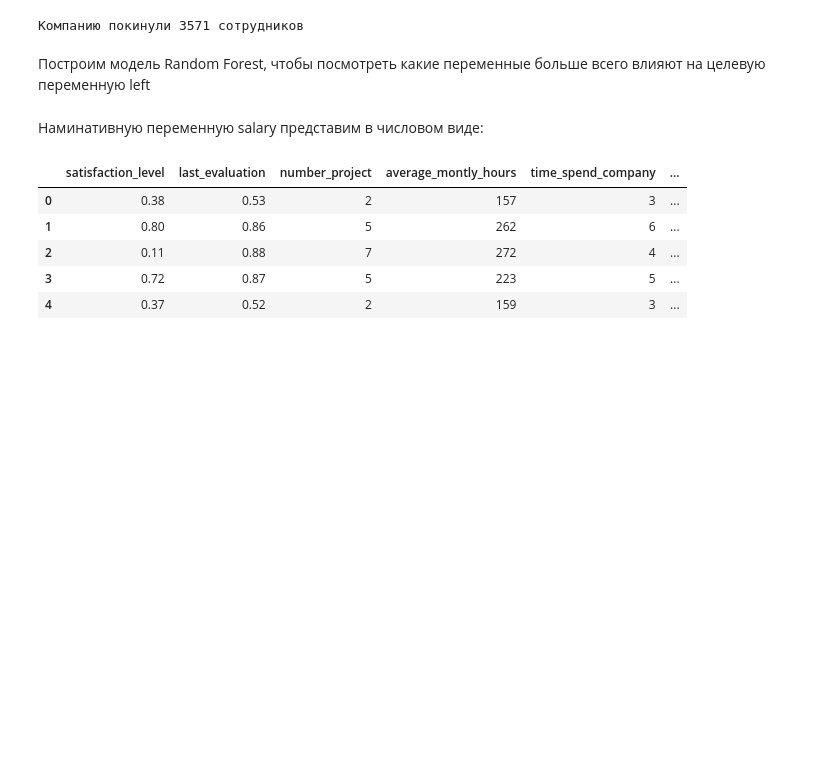
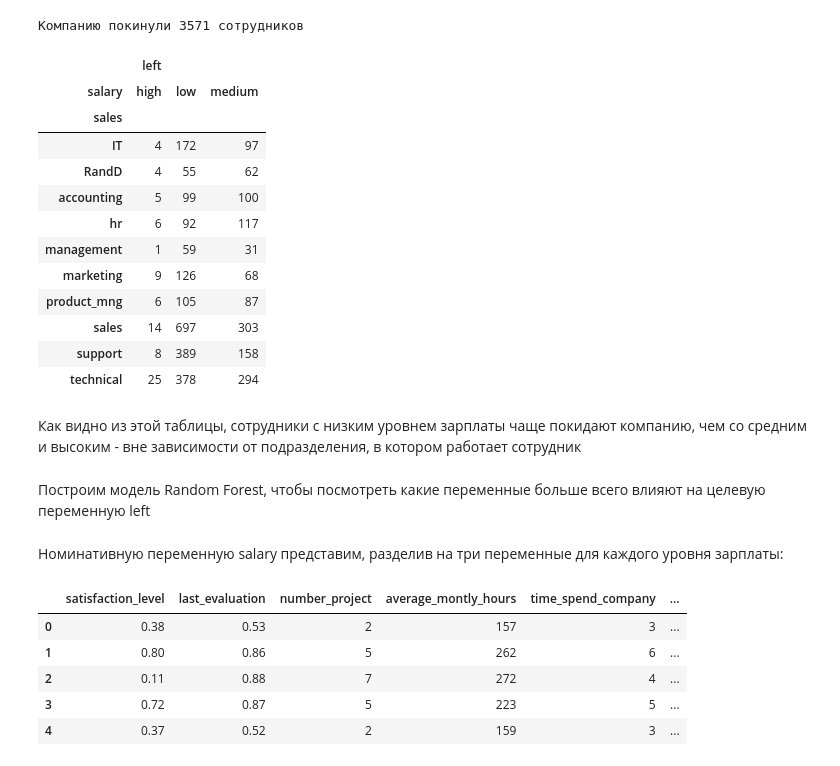
Before and after one commit to orevuar1/new_homeworks, a Jupyter notebook: homework-9.ipynb, the cells around one changed output. Cells and saved outputs as stored; diff of their text form; code cells hidden in the pictures; blank space fills up the shorter version.

```diff
--- a/homework-9.ipynb
+++ b/homework-9.ipynb
@@ -128,9 +138,27 @@ print(f"Компанию покинули {sum(data['left'])} сотрудник
+# %%
+data.pivot_table(index='sales', columns='salary', aggfunc={'left':sum}, fill_value=0)
+# %% [output]
+|  | left |  |  |
+| salary | high | low | medium |
+| sales |  |  |  |
+| IT | 4 | 172 | 97 |
+| RandD | 4 | 55 | 62 |
+| accounting | 5 | 99 | 100 |
+| hr | 6 | 92 | 117 |
+| management | 1 | 59 | 31 |
+| marketing | 9 | 126 | 68 |
+| product_mng | 6 | 105 | 87 |
+| sales | 14 | 697 | 303 |
+| support | 8 | 389 | 158 |
+| technical | 25 | 378 | 294 |
+# %% [markdown]
+Как видно из этой таблицы, сотрудники с низким уровнем зарплаты чаще покидают компанию, чем со средним и высоким - вне зависимости от подразделения, в котором работает сотрудник
 # %% [markdown]
 Построим модель Random Forest, чтобы посмотреть какие переменные больше всего влияют на целевую переменную left
 # %%
 x, y = data.drop(['sales', 'left'], axis=1), data.left
-# %% [markdown]
-Наминативную переменную salary представим в числовом виде:
+# %% [markdown]
+Номинативную переменную salary представим, разделив на три переменные для каждого уровня зарплаты:
 # %%
 X = pd.get_dummies(x)
 # %%
```
Also changed, not shown: parts of 11 cells of this notebook.
